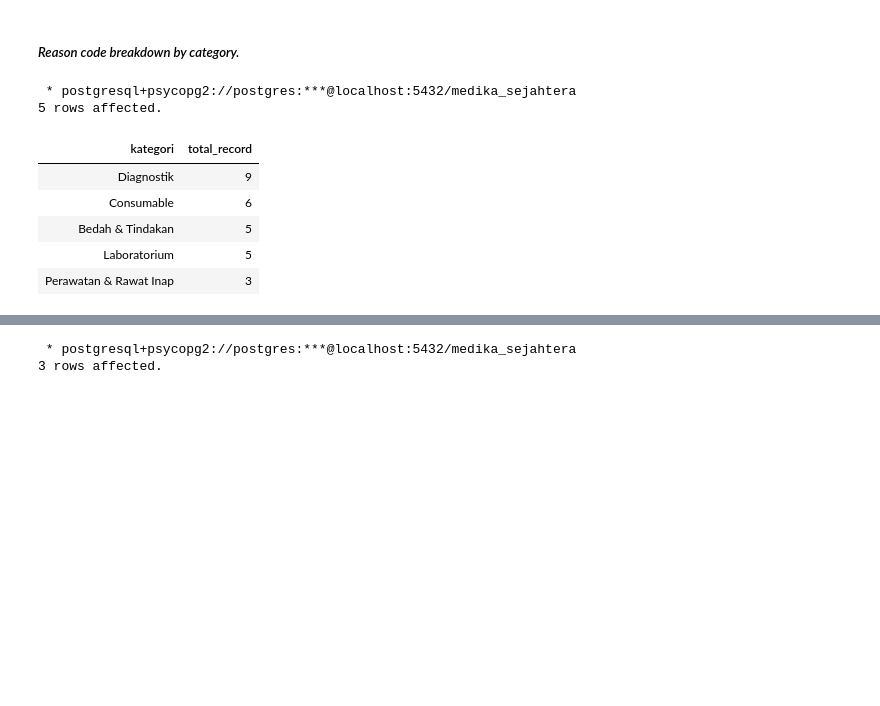
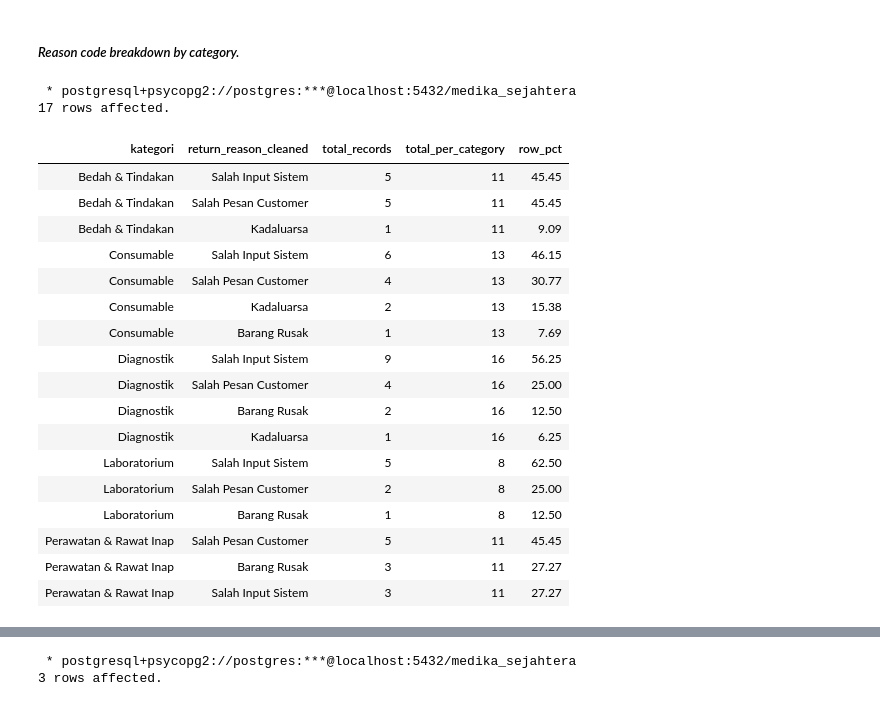
Before and after one commit to Rpfitrah/return-analysis-medika-sejahtera, a Jupyter notebook: Notebook/EDA.ipynb, the cells around one changed output, grey strips where cells are left out. Saved outputs shown, nothing was run; the diff lists cells and outputs as text; code cells hidden in the pictures; blank space fills up the shorter version.

Commit message:
return reason x category

```diff
--- a/Notebook/EDA.ipynb
+++ b/Notebook/EDA.ipynb
@@ -315,23 +315,48 @@ Central Jakarta, Bogor, Depok, North Jakarta (n=3-5 per region, individual cells
 # %%
 %%sql
 
+WITH category_count AS (
+    SELECT
+        kategori,
+        return_reason_cleaned,
+        COUNT (*) AS total_records
+    FROM
+        return_cleaned
+    GROUP BY
+        kategori,
+        return_reason_cleaned
+)
+
+
 SELECT
     kategori,
-    COUNT (*) AS total_record
+    return_reason_cleaned,
+    total_records,
+    SUM(total_records) OVER (PARTITION BY kategori) AS total_per_category,
+    ROUND (total_records * 100.0 / SUM(total_records) OVER (PARTITION BY kategori),2) AS row_pct
 FROM
-    return_cleaned
-WHERE
-    return_reason_cleaned = 'Salah Input Sistem'
-GROUP BY
-   kategori
+    category_count
 ORDER BY
-    total_record DESC
+    kategori,
+    total_records DESC
 # %% [output]
  * postgresql+psycopg2://postgres:***@localhost:5432/medika_sejahtera
-5 rows affected.
+17 rows affected.
-| kategori | total_record |
-| Diagnostik | 9 |
-| Consumable | 6 |
-| Bedah & Tindakan | 5 |
-| Laboratorium | 5 |
-| Perawatan & Rawat Inap | 3 |
+| kategori | return_reason_cleaned | total_records | total_per_category | row_pct |
+| Bedah & Tindakan | Salah Input Sistem | 5 | 11 | 45.45 |
+| Bedah & Tindakan | Salah Pesan Customer | 5 | 11 | 45.45 |
+| Bedah & Tindakan | Kadaluarsa | 1 | 11 | 9.09 |
+| Consumable | Salah Input Sistem | 6 | 13 | 46.15 |
+| Consumable | Salah Pesan Customer | 4 | 13 | 30.77 |
+| Consumable | Kadaluarsa | 2 | 13 | 15.38 |
+| Consumable | Barang Rusak | 1 | 13 | 7.69 |
+| Diagnostik | Salah Input Sistem | 9 | 16 | 56.25 |
+| Diagnostik | Salah Pesan Customer | 4 | 16 | 25.00 |
+| Diagnostik | Barang Rusak | 2 | 16 | 12.50 |
+| Diagnostik | Kadaluarsa | 1 | 16 | 6.25 |
+| Laboratorium | Salah Input Sistem | 5 | 8 | 62.50 |
+| Laboratorium | Salah Pesan Customer | 2 | 8 | 25.00 |
+| Laboratorium | Barang Rusak | 1 | 8 | 12.50 |
+| Perawatan & Rawat Inap | Salah Pesan Customer | 5 | 11 | 45.45 |
+| Perawatan & Rawat Inap | Barang Rusak | 3 | 11 | 27.27 |
+| Perawatan & Rawat Inap | Salah Input Sistem | 3 | 11 | 27.27 |
```
Also changed, not shown: parts of 2 cells of this notebook.
